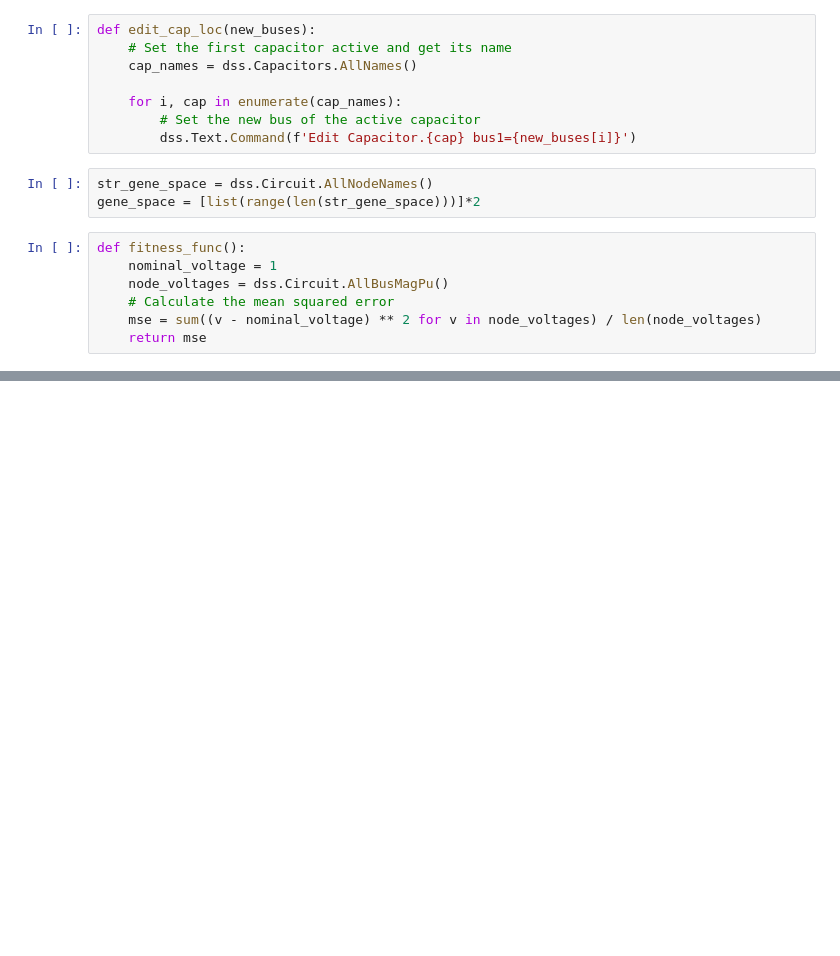
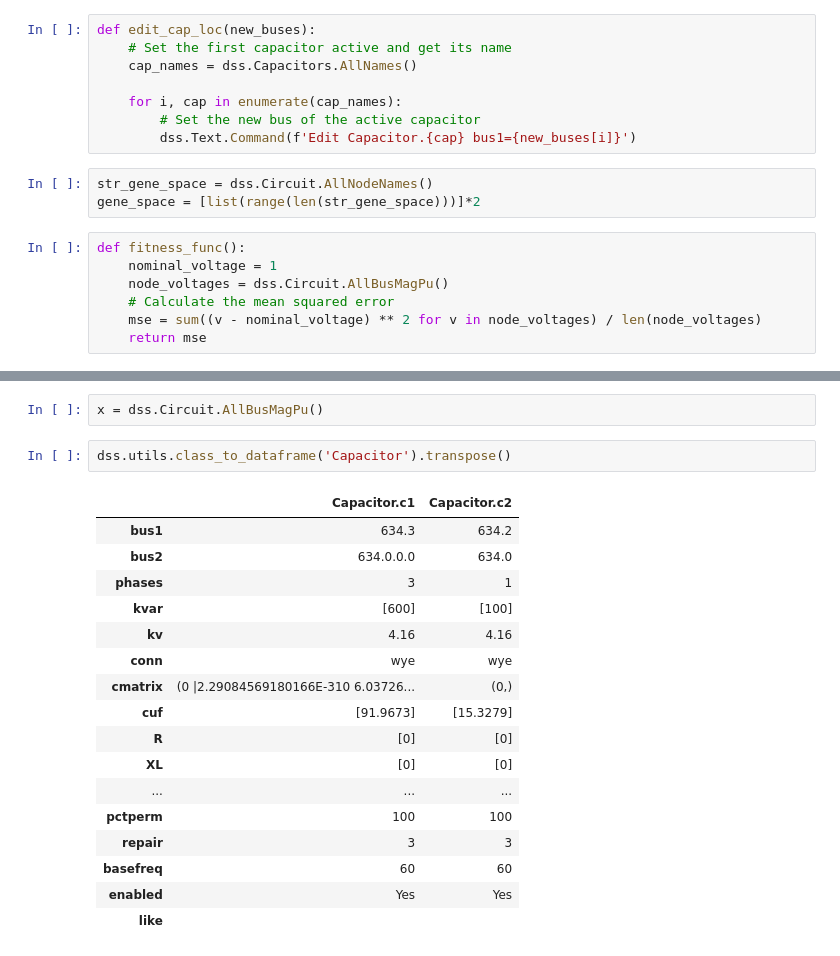
Before and after one commit to jblagana/168_final_project, a Jupyter notebook: auxs/main.ipynb, the cells around one changed output, grey strips where cells are left out. Cells and saved outputs as stored; diff of their text form; blank space fills up the shorter version.

```diff
--- a/auxs/main.ipynb
+++ b/auxs/main.ipynb
@@ -115,0 +267,22 @@ Capacitor: 2, Bus Location: 692.3
+# %%
+x = dss.Circuit.AllBusMagPu()
+# %%
+dss.utils.class_to_dataframe('Capacitor').transpose()
+# %% [output]
+|  | Capacitor.c1 | Capacitor.c2 |
+| bus1 | 634.3 | 634.2 |
+| bus2 | 634.0.0.0 | 634.0 |
+| phases | 3 | 1 |
+| kvar | [600] | [100] |
+| kv | 4.16 | 4.16 |
+| conn | wye | wye |
+| cmatrix | (0 |2.29084569180166E-310 6.03726... | (0,) |
+| cuf | [91.9673] | [15.3279] |
+| R | [0] | [0] |
+| XL | [0] | [0] |
+| ... | ... | ... |
+| pctperm | 100 | 100 |
+| repair | 3 | 3 |
+| basefreq | 60 | 60 |
+| enabled | Yes | Yes |
+| like |  |  |
```
Also changed, not shown: parts of 21 cells of this notebook, 3 other files.
